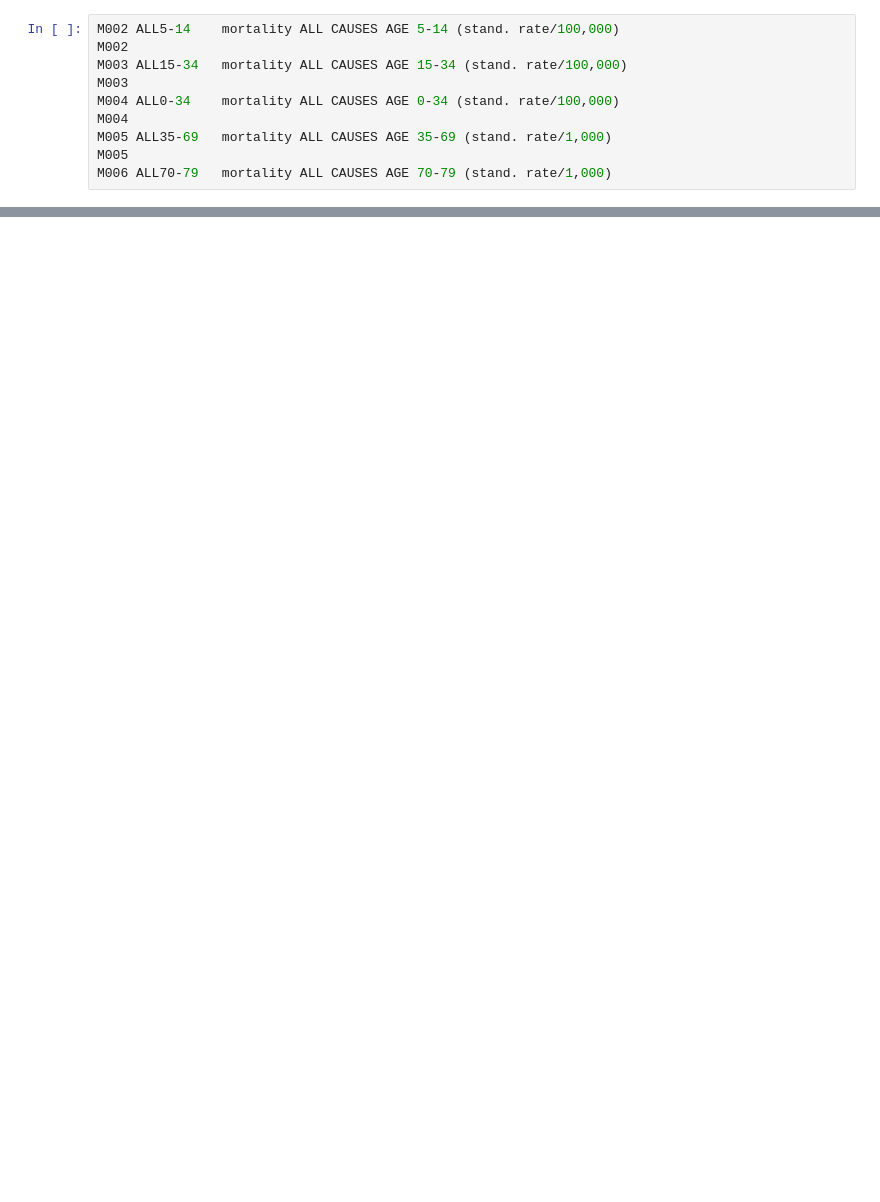
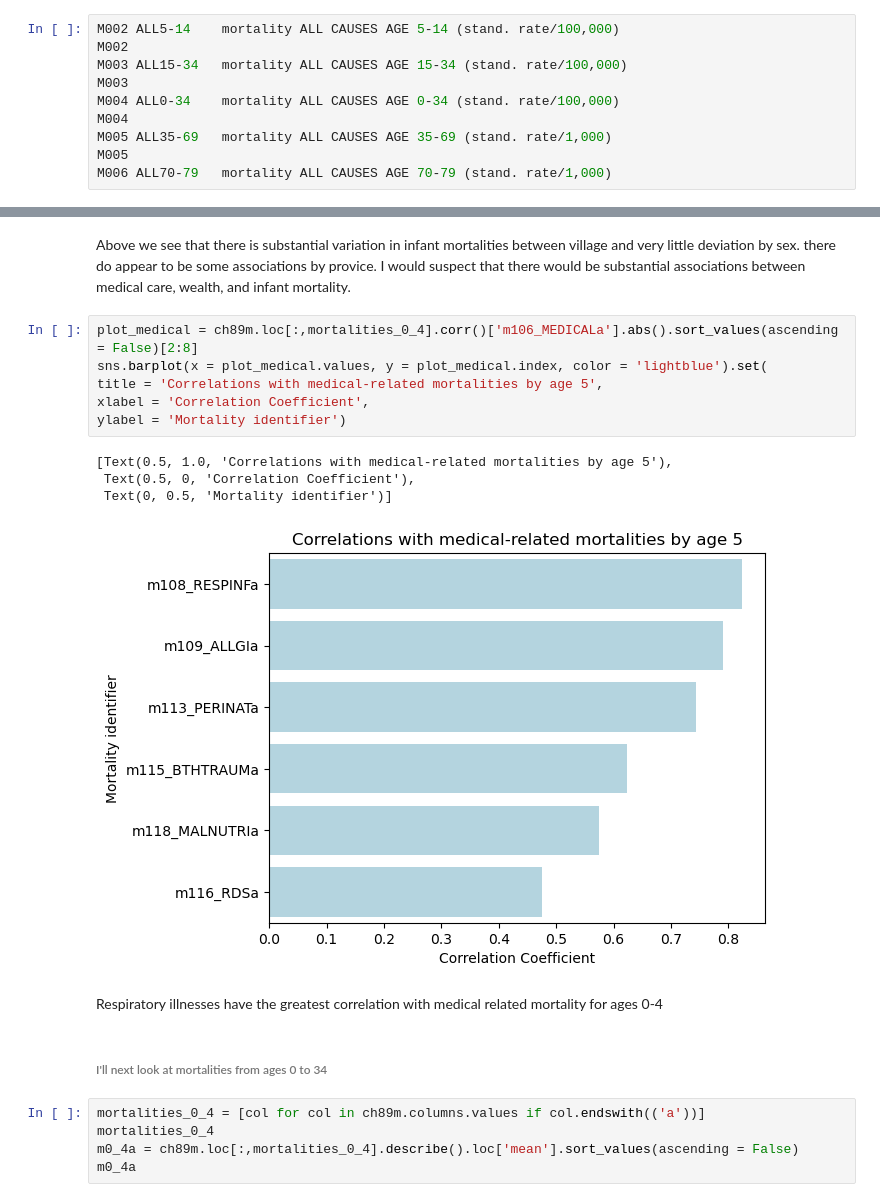
Before and after one commit to colbytse/community_health_project, a Jupyter notebook: will.ipynb, the cells around one changed output, grey strips where cells are left out. Drawn from its saved outputs; the diff is of its cells as text; blank space fills up the shorter version.

```diff
--- a/will.ipynb
+++ b/will.ipynb
@@ -543,0 +630,22 @@ f[f.index[0]]
+# %% [markdown]
+Above we see that there is substantial variation in infant mortalities between village and very little deviation by sex.  there do appear to be some associations by provice.  I would suspect that there would be substantial associations between medical care, wealth, and infant mortality.
+# %%
+plot_medical = ch89m.loc[:,mortalities_0_4].corr()['m106_MEDICALa'].abs().sort_values(ascending = False)[2:8]
+sns.barplot(x = plot_medical.values, y = plot_medical.index, color = 'lightblue').set(
+title = 'Correlations with medical-related mortalities by age 5',
+xlabel = 'Correlation Coefficient',
+ylabel = 'Mortality identifier')
+# %% [output]
+[Text(0.5, 1.0, 'Correlations with medical-related mortalities by age 5'),
+ Text(0.5, 0, 'Correlation Coefficient'),
+ Text(0, 0.5, 'Mortality identifier')]
+[figure, added]
+# %% [markdown]
+Respiratory illnesses have the greatest correlation with medical related mortality for ages 0-4
+# %% [markdown]
+###### I'll next look at mortalities from ages 0 to 34
+# %%
+mortalities_0_4 = [col for col in ch89m.columns.values if col.endswith(('a'))]
+mortalities_0_4
+m0_4a = ch89m.loc[:,mortalities_0_4].describe().loc['mean'].sort_values(ascending = False)
+m0_4a
```
Also changed, not shown: parts of 29 cells of this notebook.
